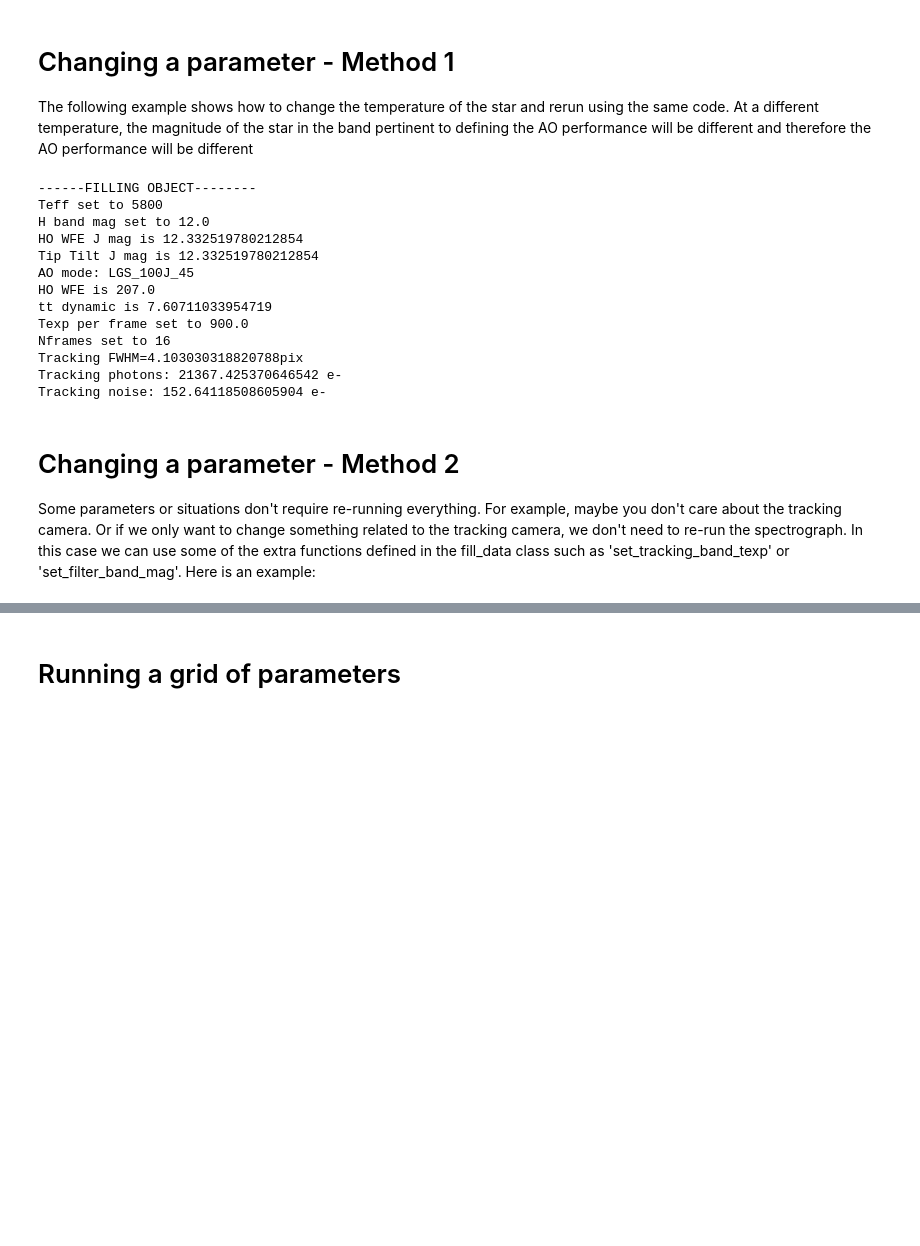
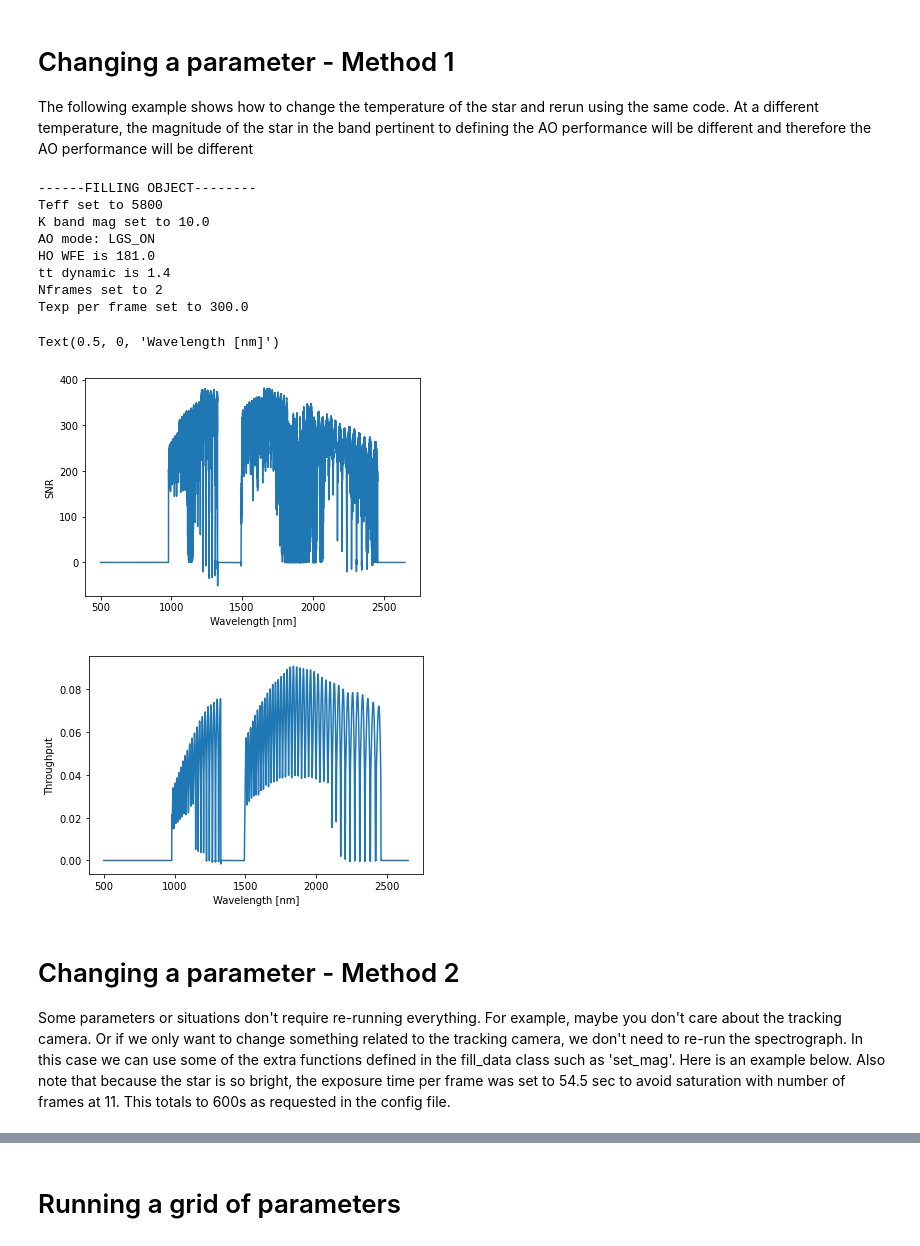
Before and after one commit to ashbake/specsim, a Jupyter notebook: examples/Tutorial_SNR_Grids.ipynb, the cells around one changed output, grey strips where cells are left out. Saved outputs shown, nothing was run; the diff lists cells and outputs as text; code cells hidden in the pictures; blank space fills up the shorter version.

Commit message:
edit texp and rid sqrt warnings

```diff
--- a/examples/Tutorial_SNR_Grids.ipynb
+++ b/examples/Tutorial_SNR_Grids.ipynb
@@ -75,23 +63,34 @@ Tracking noise: 150.0942535960915 e-
 # Changing a parameter - Method 1
 The following example shows how to change the temperature of the star and rerun using the same code. At a different temperature, the magnitude of the star in the band pertinent to defining the AO performance will be different and therefore the AO performance will be different
 # %%
-so.stel.teff = 5800             # redefine the stellar temperature
-cload = fill_data(so)           # redo filling the data
+so.stel.teff = 5800               # redefine the stellar temperature
+cload = load_inputs.fill_data(so) # redo filling the data
 # %% [output]
 ------FILLING OBJECT--------
 Teff set to 5800
-H band mag set to 12.0
-HO WFE J mag is 12.332519780212854
-Tip Tilt J mag is 12.332519780212854
-AO mode: LGS_100J_45
-HO WFE is 207.0
-tt dynamic is 7.60711033954719
-Texp per frame set to 900.0
-Nframes set to 16
-Tracking FWHM=4.103030318820788pix
-Tracking photons: 21367.425370646542 e-
-Tracking noise: 152.64118508605904 e-
+K band mag set to 10.0
+AO mode: LGS_ON
+HO WFE is 181.0
+tt dynamic is 1.4
+Nframes set to 2
+Texp per frame set to 300.0
+# %%
+#plot SNR spectrum
+plt.figure()
+plt.plot(so.obs.v,so.obs.snr)
+plt.ylabel('SNR')
+plt.xlabel('Wavelength [nm]')
+
+# plot instrument throughput
+plt.figure()
+plt.plot(so.inst.xtransmit,so.inst.ytransmit)
+plt.ylabel('Throughput')
+plt.xlabel('Wavelength [nm]')
+# %% [output]
+Text(0.5, 0, 'Wavelength [nm]')
+[figure, added]
+[figure, added]
 # %% [markdown]
 # Changing a parameter - Method 2
-Some parameters or situations don't require re-running everything. For example, maybe you don't care about the tracking camera. Or if we only want to change something related to the tracking camera, we don't need to re-run the spectrograph. In this case we can use some of the extra functions defined in the fill_data class such as 'set_tracking_band_texp' or 'set_filter_band_mag'. Here is an example:
+Some parameters or situations don't require re-running everything. For example, maybe you don't care about the tracking camera. Or if we only want to change something related to the tracking camera, we don't need to re-run the spectrograph. In this case we can use some of the extra functions defined in the fill_data class such as 'set_mag'. Here is an example below. Also note that because the star is so bright, the exposure time per frame was set to 54.5 sec to avoid saturation with number of frames at 11. This totals to 600s as requested in the config file.
 # %%
```
Also changed, not shown: parts of 6 cells of this notebook, 9 other files.
